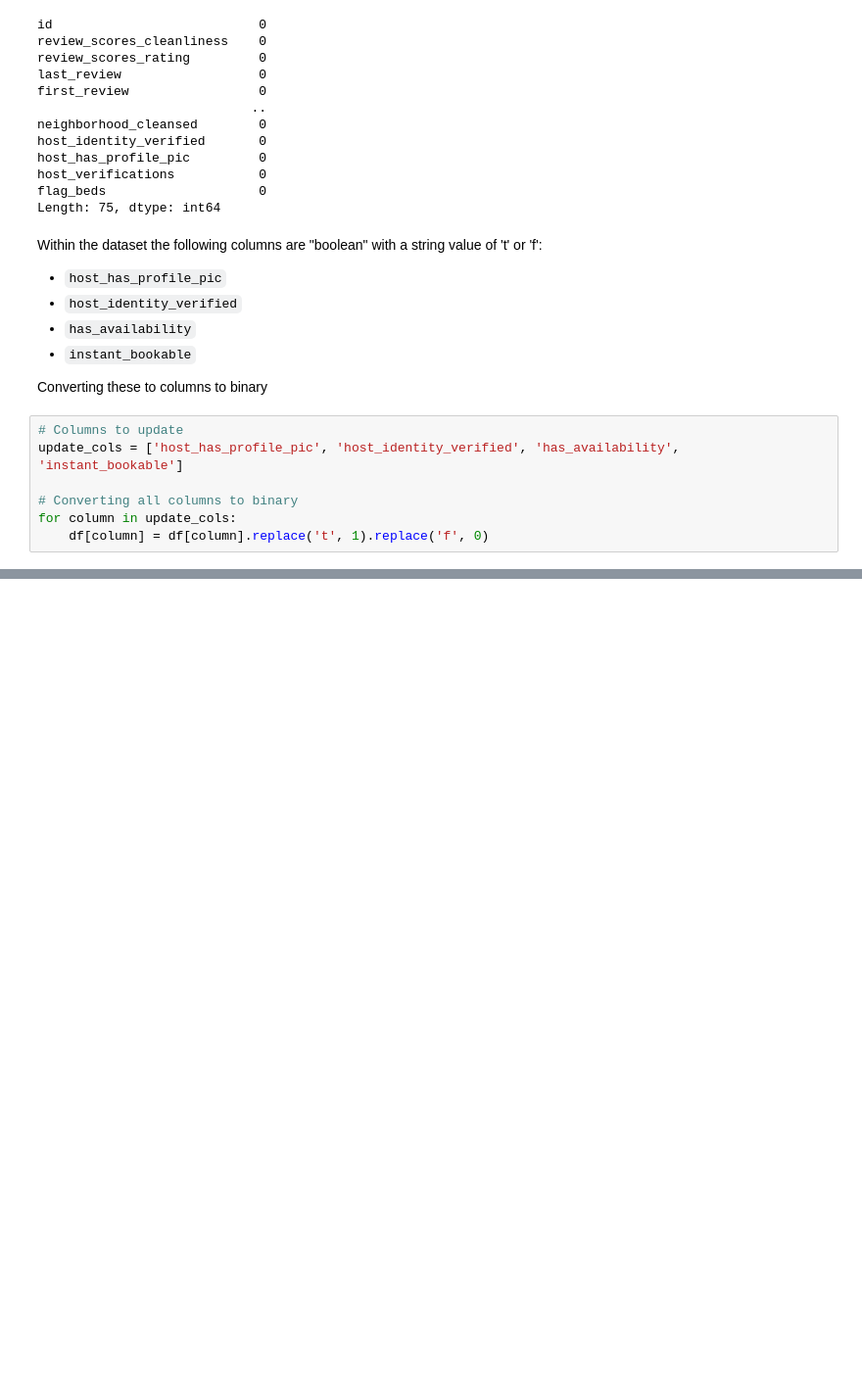
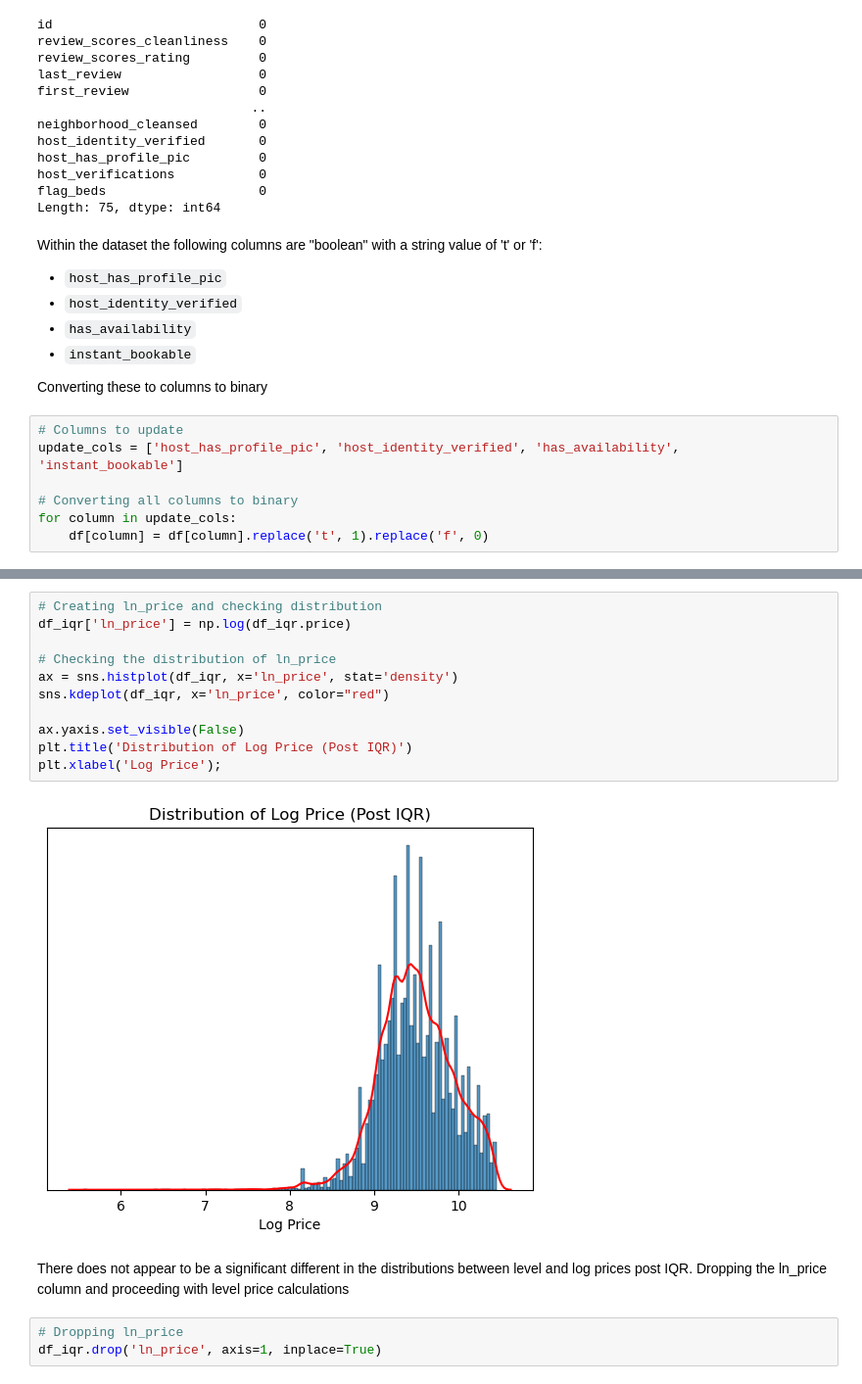
Before and after one commit to nxfern/DA3_Assignment_2, a Jupyter notebook: Assignment_2_NF.ipynb, the cells around one changed output, grey strips where cells are left out. Shown: that part at 98% size. Drawn from its saved outputs; the diff is of its cells as text; blank space fills up the shorter version.

```diff
--- a/Assignment_2_NF.ipynb
+++ b/Assignment_2_NF.ipynb
@@ -580,0 +862,18 @@ from langdetect import detect
+# %%
+# Creating ln_price and checking distribution
+df_iqr['ln_price'] = np.log(df_iqr.price)
+
+# Checking the distribution of ln_price
+ax = sns.histplot(df_iqr, x='ln_price', stat='density')
+sns.kdeplot(df_iqr, x='ln_price', color="red")
+
+ax.yaxis.set_visible(False)
+plt.title('Distribution of Log Price (Post IQR)')
+plt.xlabel('Log Price');
+# %% [output]
+[figure, added]
+# %% [markdown]
+There does not appear to be a significant different in the distributions between level and log prices post IQR. Dropping the ln_price column and proceeding with level price calculations
+# %%
+# Dropping ln_price
+df_iqr.drop('ln_price', axis=1, inplace=True)
```
Also changed, not shown: parts of 47 cells of this notebook.
